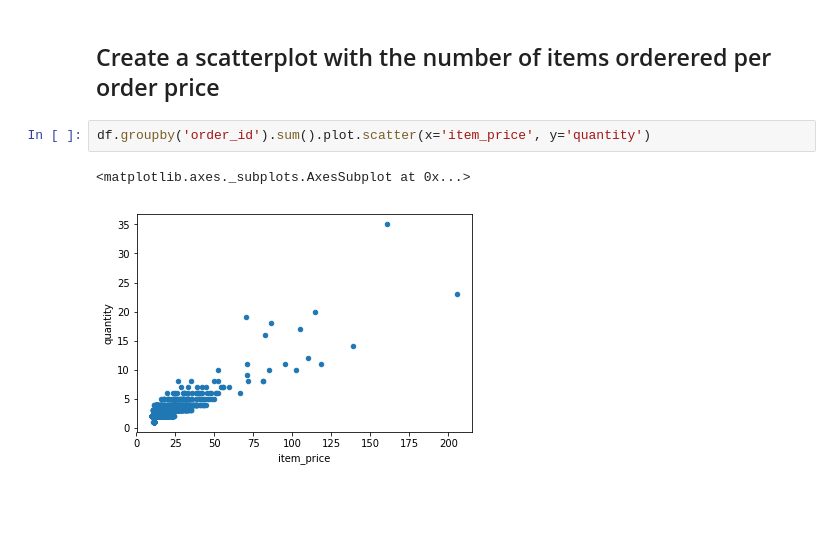
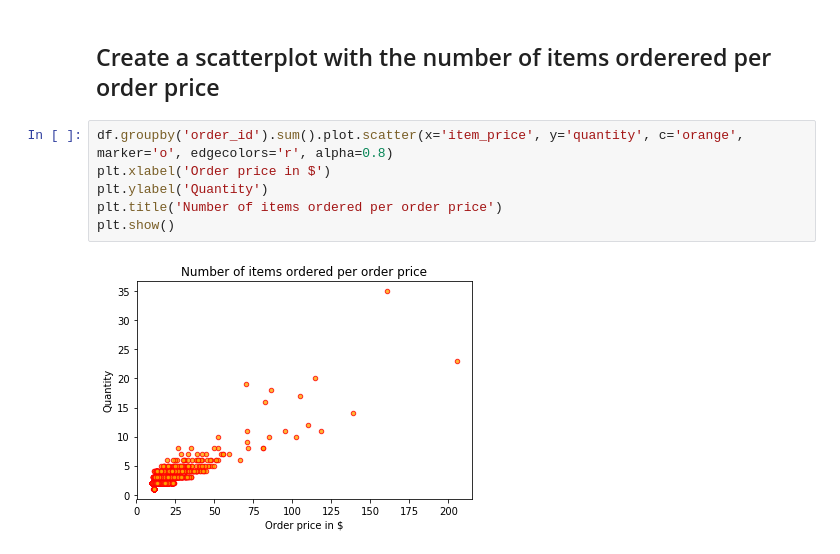
Before and after one commit to kirillovID/practical-work, a Jupyter notebook: Pandas-homework.ipynb, the cells around one changed output. Saved outputs shown, nothing was run; the diff lists cells and outputs as text; blank space fills up the shorter version.

```diff
--- a/Pandas-homework.ipynb
+++ b/Pandas-homework.ipynb
@@ -132,8 +139,11 @@ df[(df.item_name == 'Canned Soda') & (df.quantity > 1)].shape[0]
 20
 # %% [markdown]
 ## Create a scatterplot with the number of items orderered per order price
-# %%
-df.groupby('order_id').sum().plot.scatter(x='item_price', y='quantity')
-# %% [output]
-<matplotlib.axes._subplots.AxesSubplot at 0x...>
-[figure, removed]
+# %%
+df.groupby('order_id').sum().plot.scatter(x='item_price', y='quantity', c='orange', marker='o', edgecolors='r', alpha=0.8)
+plt.xlabel('Order price in $')
+plt.ylabel('Quantity')
+plt.title('Number of items ordered per order price')
+plt.show()
+# %% [output]
+[figure, added]
```
Also changed, not shown: parts of 2 cells of this notebook.
